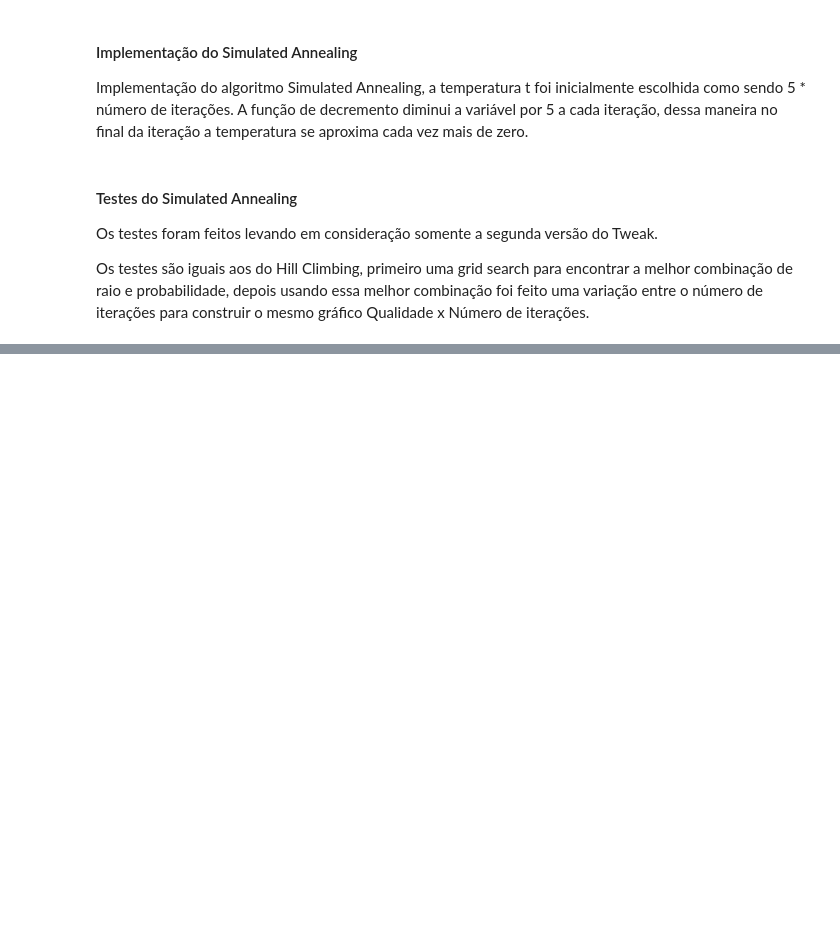
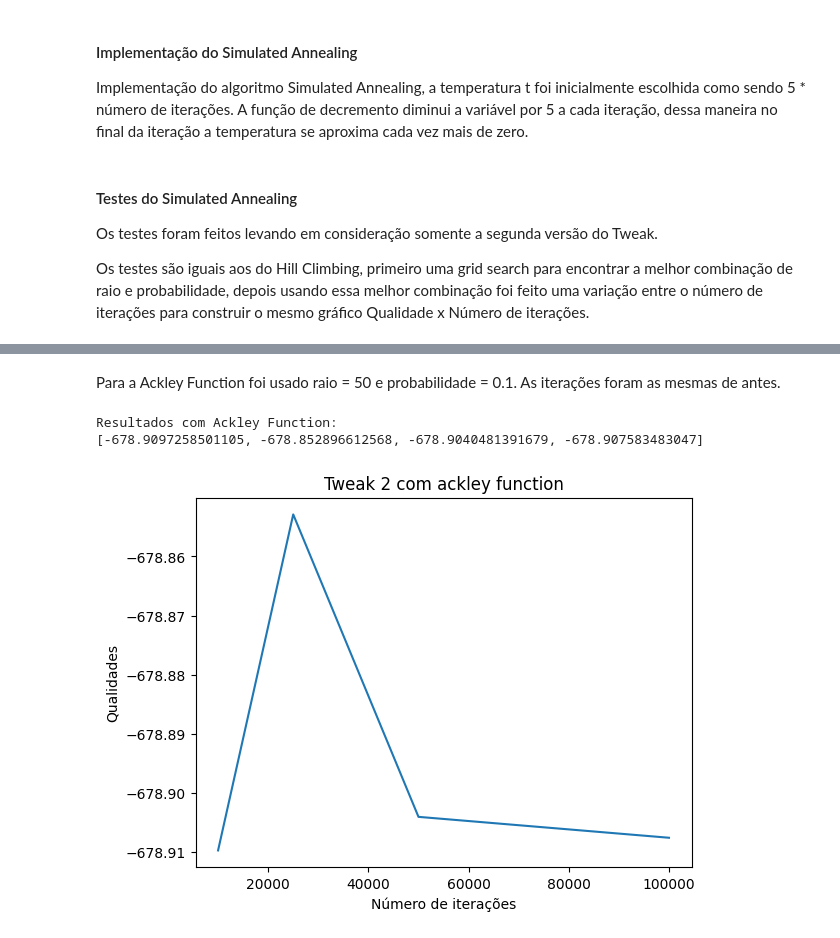
Before and after one commit to Eduardocesn/Iniciacao_Cientifica, a Jupyter notebook: Otimizacao/Hill_climbing.ipynb, the cells around one changed output, grey strips where cells are left out. Drawn from its saved outputs; the diff is of its cells as text; code cells hidden in the pictures; blank space fills up the shorter version.

```diff
--- a/Otimizacao/Hill_climbing.ipynb
+++ b/Otimizacao/Hill_climbing.ipynb
@@ -227,0 +231,12 @@ Matriz raio x probabilidade:
+# %%
+class Individuo:
+    def __init__(self, vetor, fitness):
+        self.vetor = vetor
+        self.fitness = fitness(self.vetor)
+    def __lt__(self, other):
+        return self.fitness < other.fitness
+
+#Função para criar um individuo aleatório, com valores variando entre min e max
+def random_individual(min, max, d, fitness):
+    vetor = np.random.uniform(min, max, d)
+    return Individuo(vetor, fitness)
@@ -227,0 +327,13 @@ Matriz raio x probabilidade:
+# %% [markdown]
+Para a Ackley Function foi usado raio = 50 e probabilidade = 0.1. As iterações foram as mesmas de antes.
+# %%
+print("Resultados com Ackley Function:")
+#Ackley_function
+ack = itera_dois(50, 0.1, ackley_function, iteracoes)
+fit_ack = [x.fitness for x in ack]
+print(fit_ack)
+plot('Tweak 2 com ackley function', fit_ack, iteracoes)
+# %% [output]
+Resultados com Ackley Function:
+[-678.9097258501105, -678.852896612568, -678.9040481391679, -678.907583483047]
+[figure, added]
```
Also changed, not shown: parts of 11 cells of this notebook, 1 other file.
